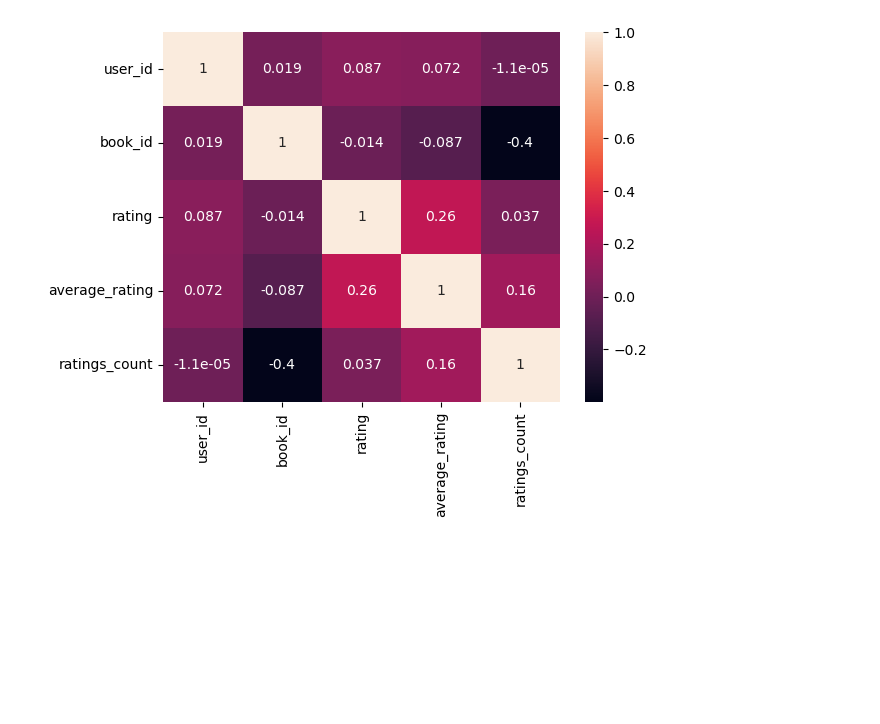
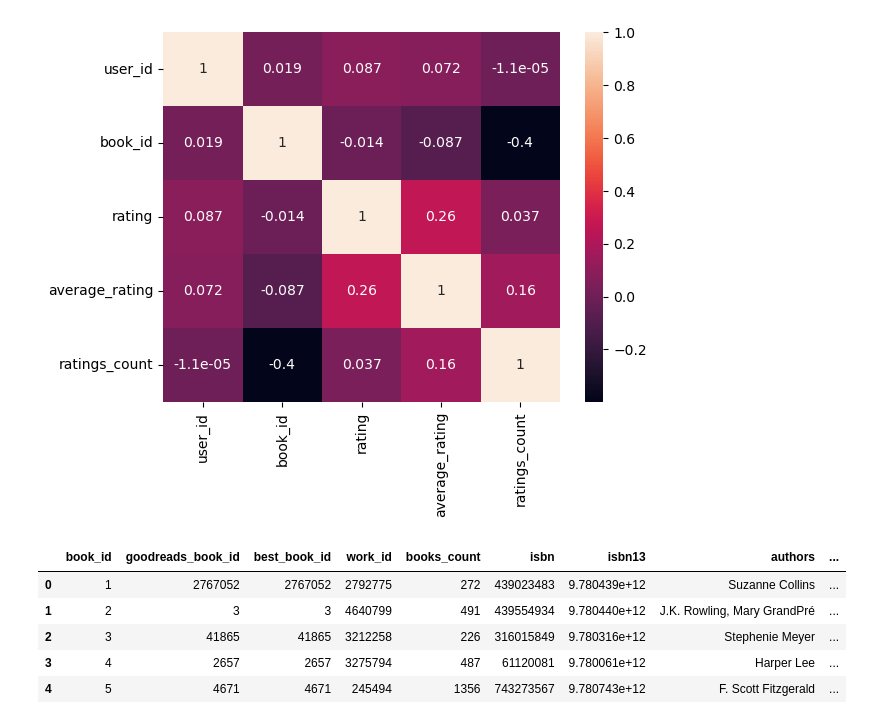
Before and after one commit to kier-johns/book_recommender_and_classifier, a Jupyter notebook: scrap_work.ipynb, the cells around one changed output. Cells and saved outputs as stored; diff of their text form; code cells hidden in the pictures; blank space fills up the shorter version.

```diff
--- a/02-Cleaning-new.ipynb
+++ b/scrap_work.ipynb
@@ -346,3 +346,12 @@ ratings_and_books.book_id.value_counts().count()
 sns.heatmap(ratings_and_books.corr(), annot=True);
 # %% [output]
 [figure]
+# %%
+books.head()
+# %% [output]
+|  | book_id | goodreads_book_id | best_book_id | work_id | books_count | isbn | isbn13 | authors | ... |
+| 0 | 1 | 2767052 | 2767052 | 2792775 | 272 | 439023483 | 9.780439e+12 | Suzanne Collins | ... |
+| 1 | 2 | 3 | 3 | 4640799 | 491 | 439554934 | 9.780440e+12 | J.K. Rowling, Mary GrandPré | ... |
+| 2 | 3 | 41865 | 41865 | 3212258 | 226 | 316015849 | 9.780316e+12 | Stephenie Meyer | ... |
+| 3 | 4 | 2657 | 2657 | 3275794 | 487 | 61120081 | 9.780061e+12 | Harper Lee | ... |
+| 4 | 5 | 4671 | 4671 | 245494 | 1356 | 743273567 | 9.780743e+12 | F. Scott Fitzgerald | ... |
```
Also changed, not shown: parts of 22 cells of this notebook, 4 other files.
